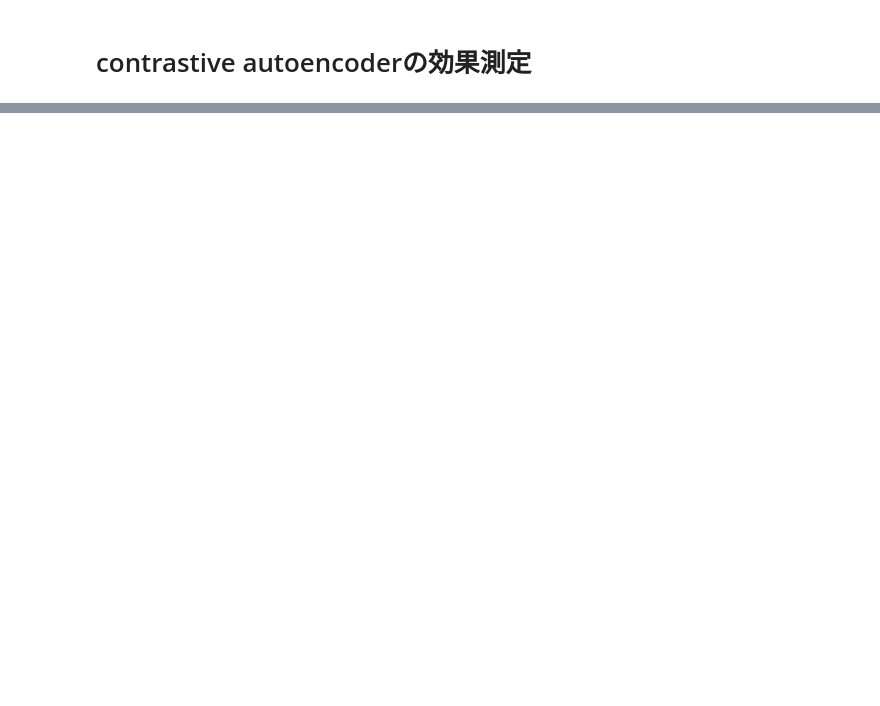
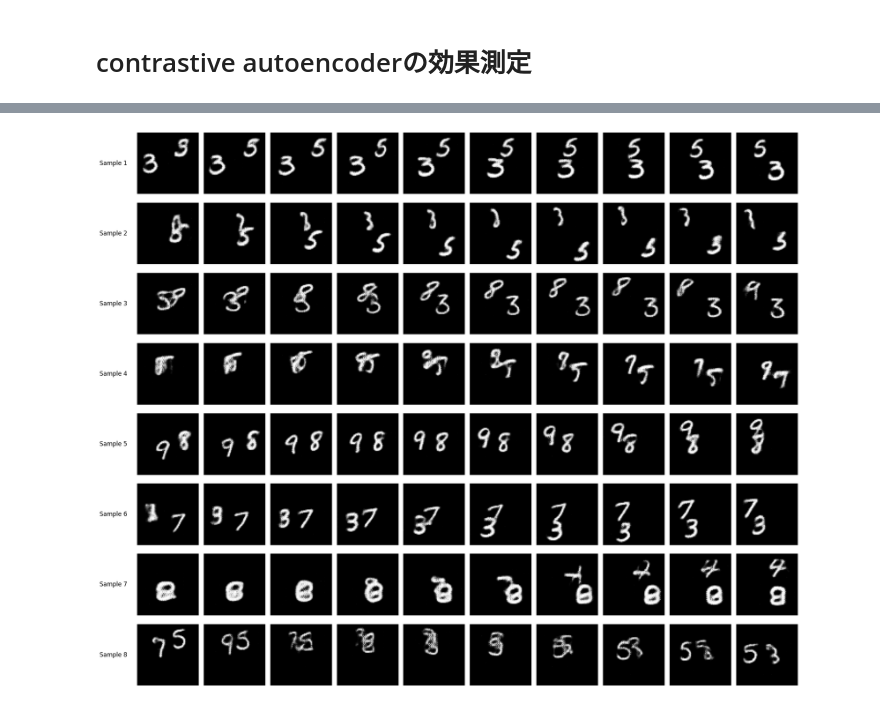
Before and after one commit to nnaakkaaii/HD-VRN, a Jupyter notebook: notebook/mmnist.ipynb, the cells around one changed output, grey strips where cells are left out. Saved outputs shown, nothing was run; the diff lists cells and outputs as text; code cells hidden in the pictures; blank space fills up the shorter version.

```diff
--- a/notebook/mmnist.ipynb
+++ b/notebook/mmnist.ipynb
@@ -170,0 +166,4 @@ tensor(0.0002)
+# %%
+show_reconstruction("../results/finalized/mmnist-hrdae2d-conv2d/p5c5c5/2024-07-11_00-15-34/weights/best_model.pth", i=1)
+# %% [output]
+[figure, added]
```
Also changed, not shown: parts of 26 cells of this notebook, 1 other file.
